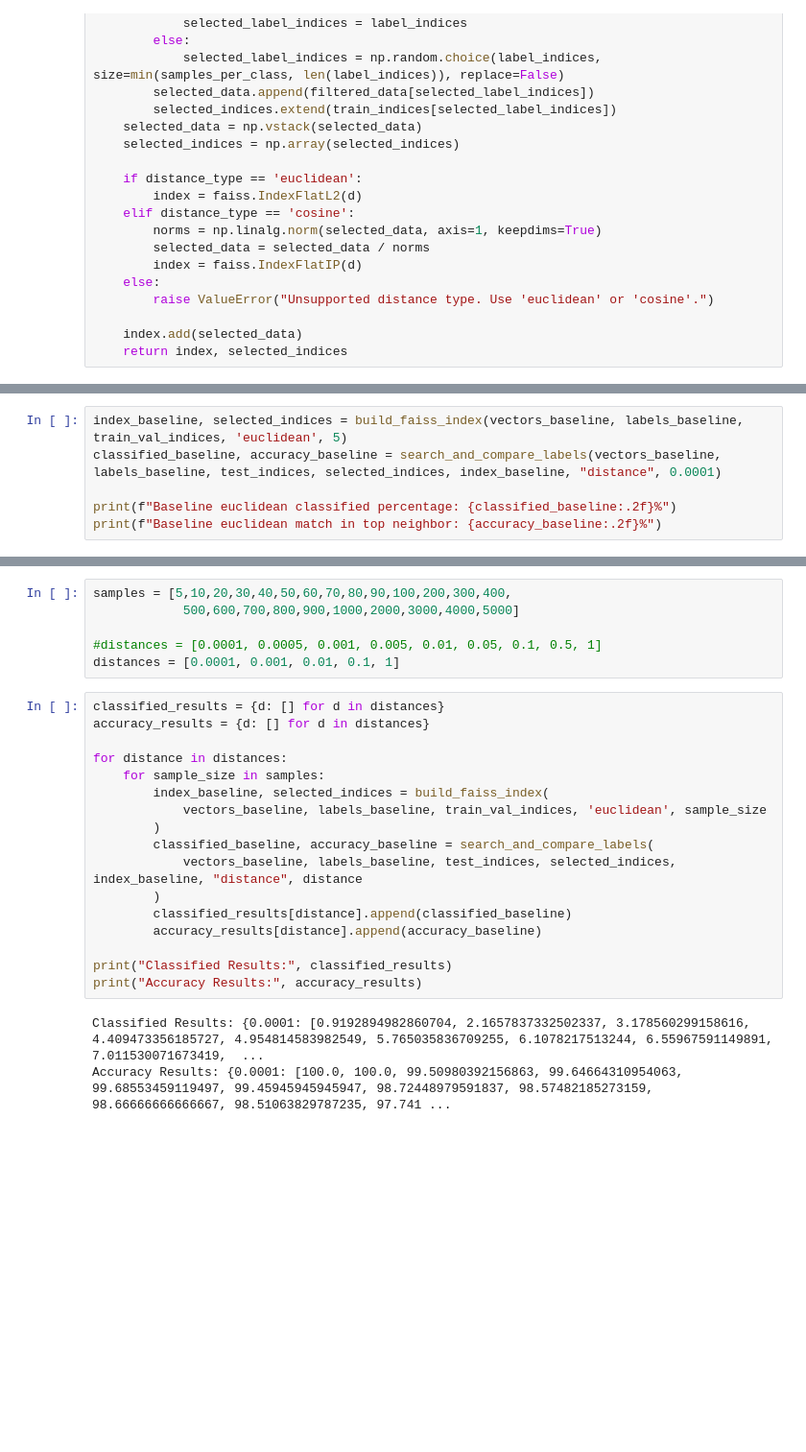
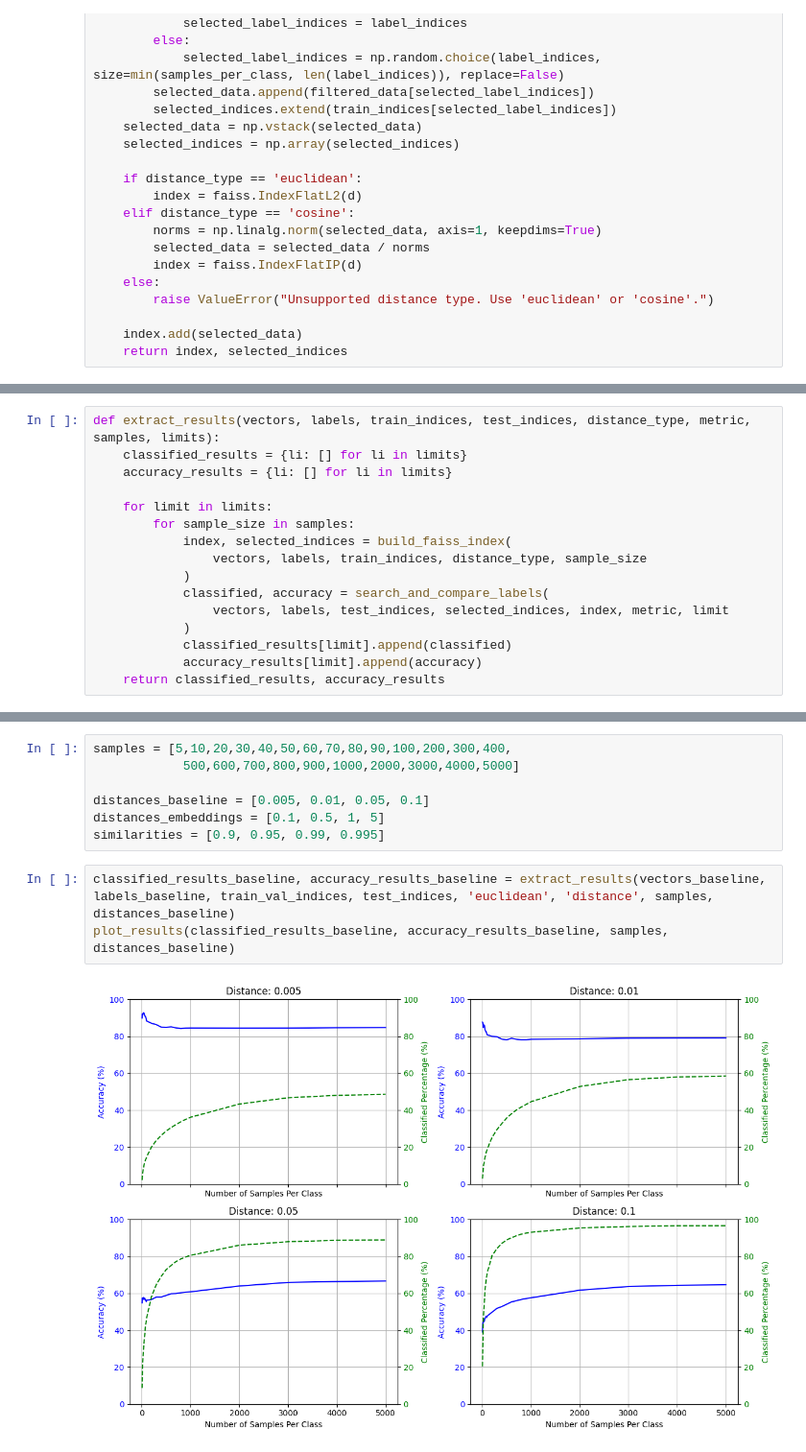
Before and after one commit to elliev7/partiii_research_project, a Jupyter notebook: fingerprinting/distances.ipynb, the cells around one changed output, grey strips where cells are left out. Shown at 96% size. Cells and saved outputs as stored; diff of their text form; blank space fills up the shorter version.

Commit message:
distance limits trial

```diff
--- a/fingerprinting/distances.ipynb
+++ b/fingerprinting/distances.ipynb
@@ -77,9 +76,3 @@ def search_and_compare_labels(data, labels, test_indices, selected_indices, inde
     classified_percentage = (classified_count / len(test_labels)) * 100
 
     return classified_percentage, top_1_percentage
-# %%
-index_baseline, selected_indices = build_faiss_index(vectors_baseline, labels_baseline, train_val_indices, 'euclidean', 5)
-classified_baseline, accuracy_baseline = search_and_compare_labels(vectors_baseline, labels_baseline, test_indices, selected_indices, index_baseline, "distance", 0.0001)
-
-print(f"Baseline euclidean classified percentage: {classified_baseline:.2f}%")
-print(f"Baseline euclidean match in top neighbor: {accuracy_baseline:.2f}%")
@@ -88,0 +79,16 @@ Baseline euclidean match in top neighbor: 100.00%
+# %%
+def extract_results(vectors, labels, train_indices, test_indices, distance_type, metric, samples, limits):
+    classified_results = {li: [] for li in limits}
+    accuracy_results = {li: [] for li in limits}
+
+    for limit in limits:
+        for sample_size in samples:
+            index, selected_indices = build_faiss_index(
+                vectors, labels, train_indices, distance_type, sample_size
+            )
+            classified, accuracy = search_and_compare_labels(
+                vectors, labels, test_indices, selected_indices, index, metric, limit
+            )
+            classified_results[limit].append(classified)
+            accuracy_results[limit].append(accuracy)
+    return classified_results, accuracy_results
@@ -90,25 +130,11 @@ Baseline euclidean match in top neighbor: 100.00%
 samples = [5,10,20,30,40,50,60,70,80,90,100,200,300,400,
             500,600,700,800,900,1000,2000,3000,4000,5000]
 
-#distances = [0.0001, 0.0005, 0.001, 0.005, 0.01, 0.05, 0.1, 0.5, 1]
-distances = [0.0001, 0.001, 0.01, 0.1, 1]
+distances_baseline = [0.005, 0.01, 0.05, 0.1]
+distances_embeddings = [0.1, 0.5, 1, 5]
+similarities = [0.9, 0.95, 0.99, 0.995]
 # %%
-classified_results = {d: [] for d in distances}
-accuracy_results = {d: [] for d in distances}
-
-for distance in distances:
-    for sample_size in samples:
-        index_baseline, selected_indices = build_faiss_index(
-            vectors_baseline, labels_baseline, train_val_indices, 'euclidean', sample_size
-        )
-        classified_baseline, accuracy_baseline = search_and_compare_labels(
-            vectors_baseline, labels_baseline, test_indices, selected_indices, index_baseline, "distance", distance
-        )
-        classified_results[distance].append(classified_baseline)
-        accuracy_results[distance].append(accuracy_baseline)
-
-print("Classified Results:", classified_results)
-print("Accuracy Results:", accuracy_results)
+classified_results_baseline, accuracy_results_baseline = extract_results(vectors_baseline, labels_baseline, train_val_indices, test_indices, 'euclidean', 'distance', samples, distances_baseline)
+plot_results(classified_results_baseline, accuracy_results_baseline, samples, distances_baseline)
 # %% [output]
-Classified Results: {0.0001: [0.9192894982860704, 2.1657837332502337, 3.178560299158616, 4.409473356185727, 4.954814583982549, 5.765035836709255, 6.1078217513244, 6.55967591149891, 7.011530071673419,  ...
-Accuracy Results: {0.0001: [100.0, 100.0, 99.50980392156863, 99.64664310954063, 99.68553459119497, 99.45945945945947, 98.72448979591837, 98.57482185273159, 98.66666666666667, 98.51063829787235, 97.741 ...
+[figure, added]
```
Also changed, not shown: parts of 9 cells of this notebook.
